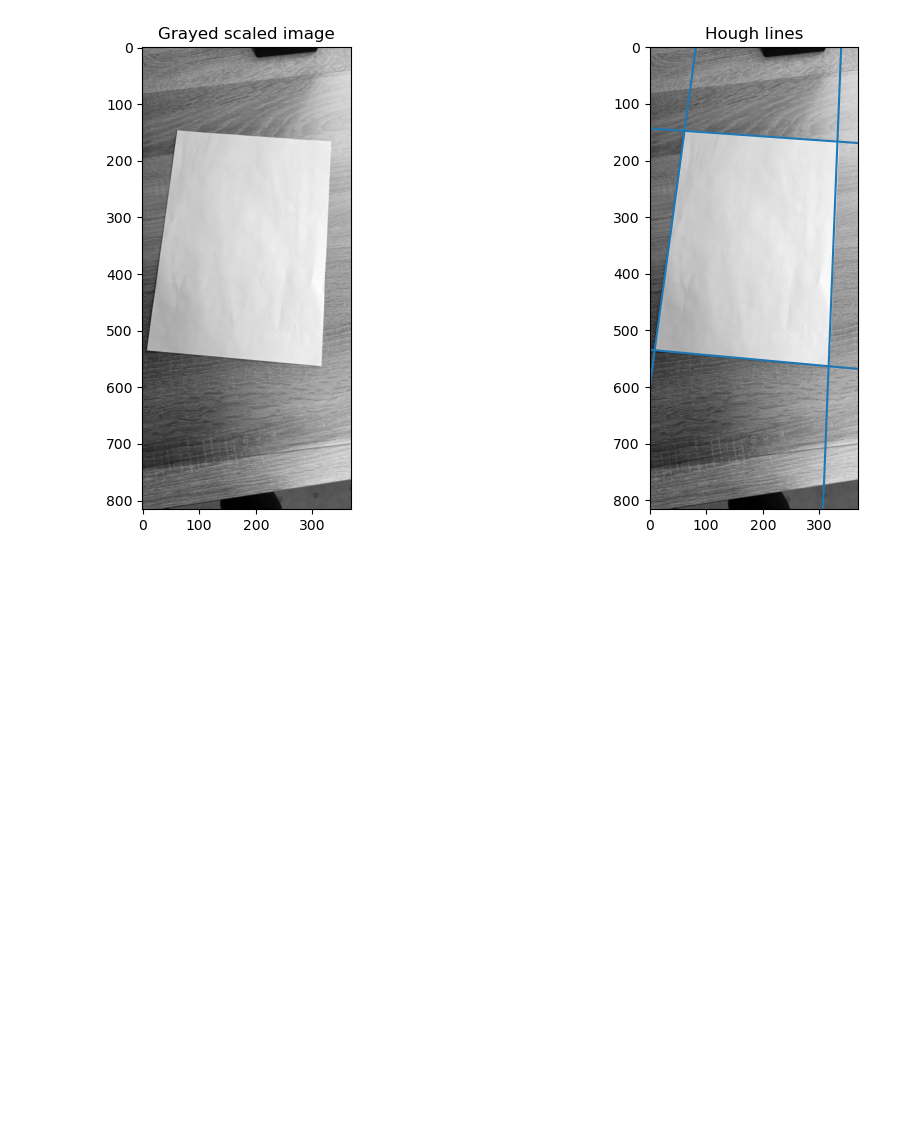
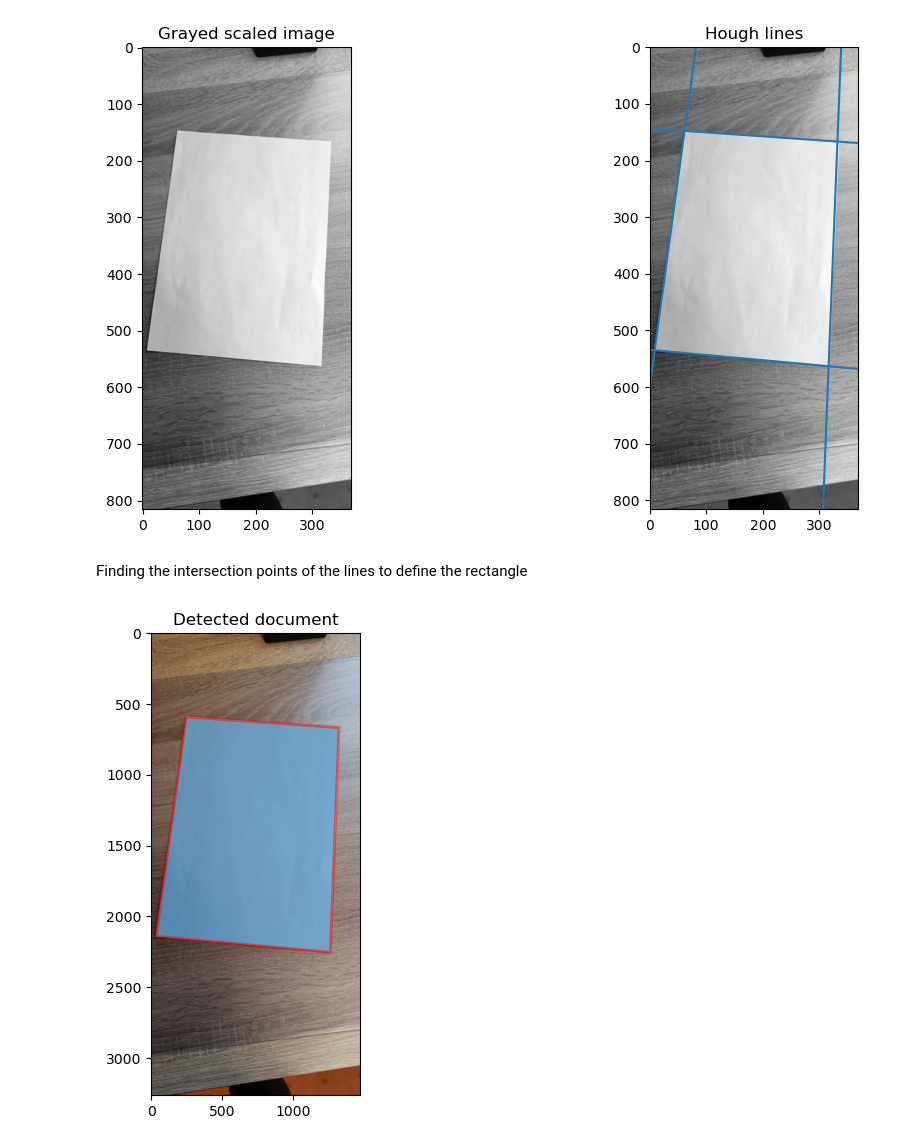
Before and after one commit to Der-Penz/DocumentScanner, a Jupyter notebook: dep/documentScanner.ipynb, the cells around one changed output. Saved outputs shown, nothing was run; the diff lists cells and outputs as text; code cells hidden in the pictures; blank space fills up the shorter version.

Commit message:
finding line intersection and document corners

```diff
--- a/dep/documentScanner.ipynb
+++ b/dep/documentScanner.ipynb
@@ -65,8 +65,32 @@ fig, ax = plot_images([(working_img, "Grayed scaled image", plt.cm.gray), (worki
 ax[1].set_xlim(0, working_img.shape[1])
 ax[1].set_ylim(working_img.shape[0], 0)
 
+hough_lines = []
 for _, angle, dist in zip(*hough_line_peaks(h, theta, d, num_peaks=4, threshold=.4*max([max(a) for a in h]))):
     (x0, y0) = dist * np.array([np.cos(angle), np.sin(angle)])
-    ax[1].axline((x0, y0), slope=np.tan(angle + np.pi / 2))
+    slope = np.tan(angle + np.pi / 2)
+    ax[1].axline((x0, y0), slope=slope)
+    hough_lines.append((x0, y0, slope))
 # %% [output]
 [figure]
+# %% [markdown]
+Finding the intersection points of the lines to define the rectangle
+# %%
+from geometry import line_intersections, rescale_point
+
+intersections = line_intersections(hough_lines)
+
+# filter out intersection points which are not in the image
+y, x = working_img.shape
+intersections = [inter for inter in intersections if 0 <= inter[0][0] <= x and 0 <= inter[0][1] <= y ]
+
+
+#get the corner points in the correct order
+corners = [rescale_point(point[0], working_img.shape, img.shape[:-1]) for point in intersections]
+corners_x, corners_y = np.array(list(zip(*corners)))
+order = np.argsort(np.arctan2(corners_y - corners_y.mean(), corners_x - corners_x.mean()))
+
+fig, ax = plot_images([(img, "Detected document", plt.cm.gray)], figsize=(12,6))
+_ = ax[0].fill(corners_x[order], corners_y[order], fill="b", edgecolor="r", alpha= .5, linewidth=2)
+# %% [output]
+[figure, added]
```
Also changed, not shown: 1 other file.
